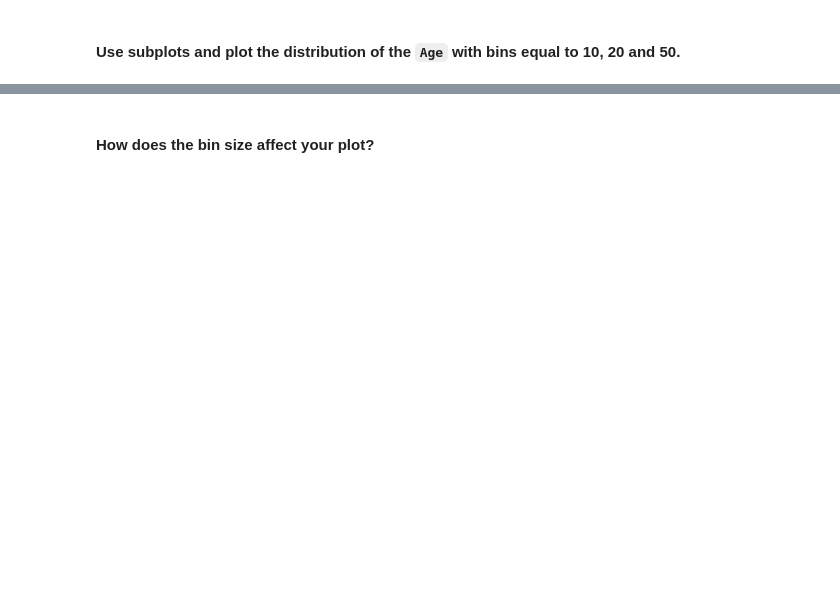
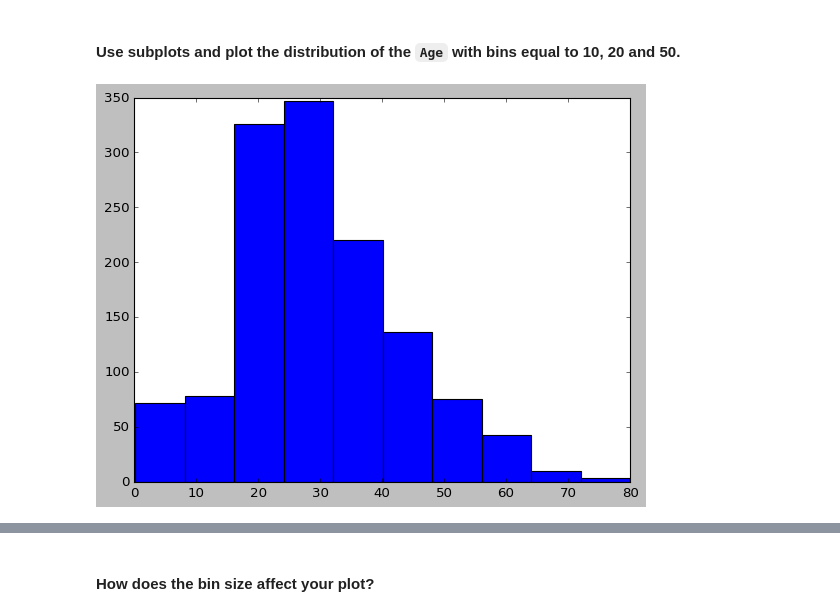
Before and after one commit to Marinasel86/lab-matplotlib-seaborn, a Jupyter notebook: your-code/main.ipynb, the cells around one changed output, grey strips where cells are left out. Drawn from its saved outputs; the diff is of its cells as text; code cells hidden in the pictures; blank space fills up the shorter version.

```diff
--- a/your-code/main.ipynb
+++ b/your-code/main.ipynb
@@ -288,0 +378,5 @@ ValueError: x and y must be the same size
+# %%
+plt.hist(titanic['Age'], bins=10)
+plt.show()
+# %% [output]
+[figure, added]
```
Also changed, not shown: parts of 40 cells of this notebook, 4 other files.
